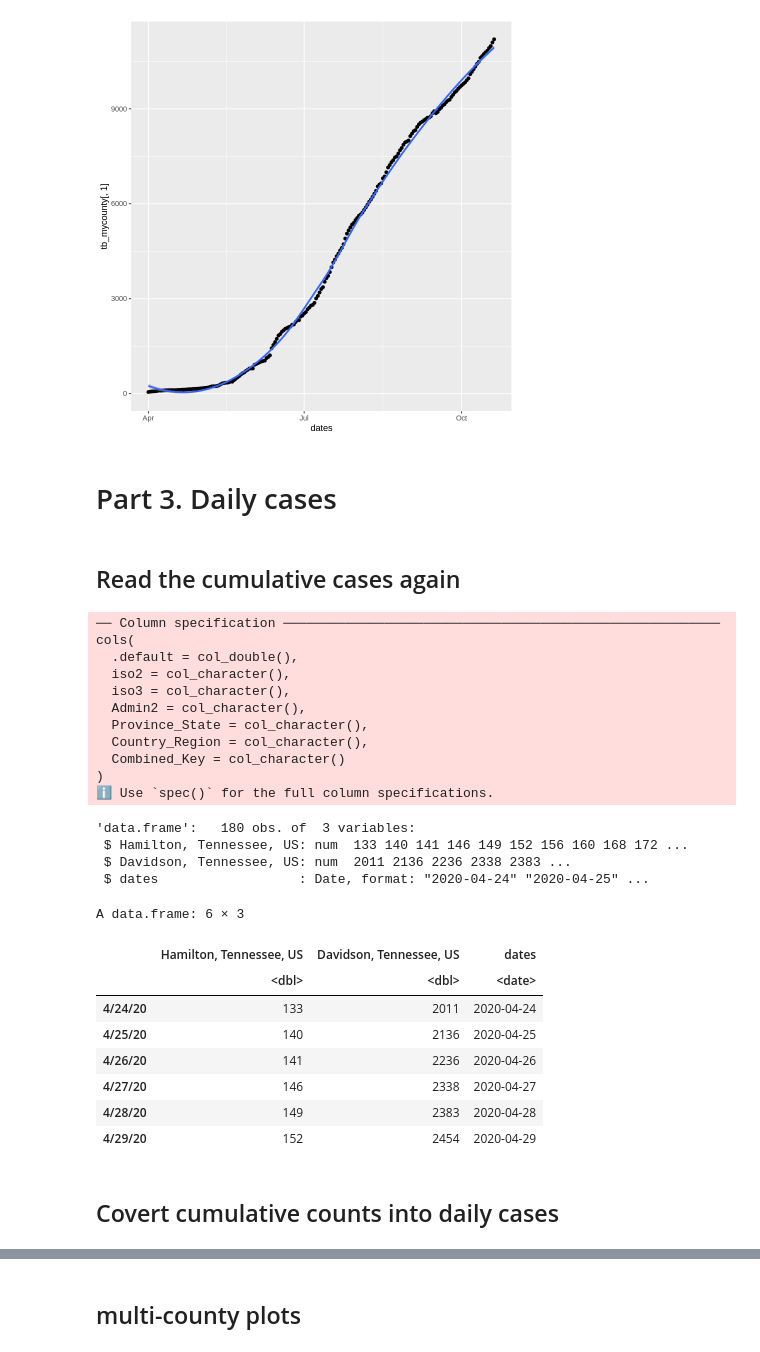
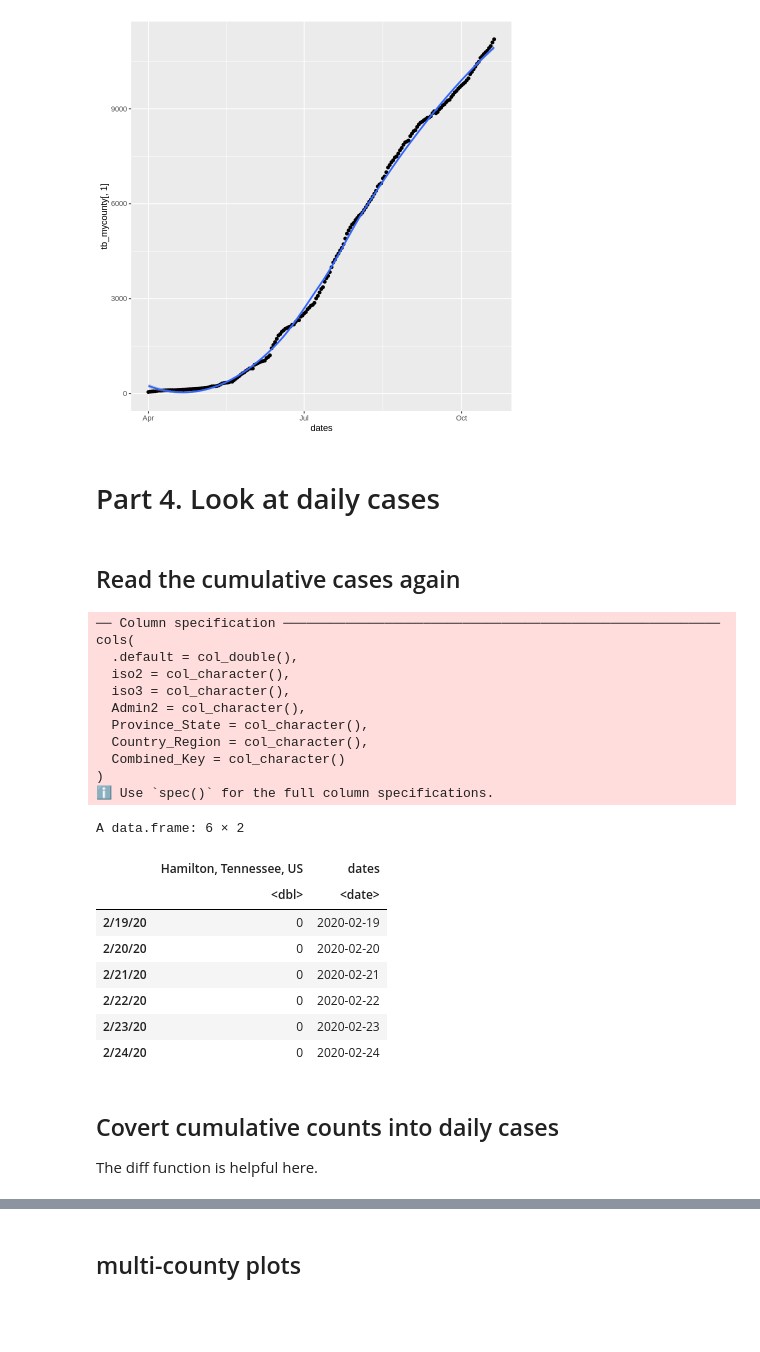
Before and after one commit to hongqin/Use-R-in-CoLab, a Jupyter notebook: Learn_R_county_Covid19.ipynb, the cells around one changed output, grey strips where cells are left out. Cells and saved outputs as stored; diff of their text form; code cells hidden in the pictures; blank space fills up the shorter version.

```diff
--- a/Learn_R_county_Covid19.ipynb
+++ b/Learn_R_county_Covid19.ipynb
@@ -798,7 +781,7 @@ ggplot(tb_mycounty, aes( x = dates, y=tb_mycounty[,1])) + geom_point() + geom_sm
 `geom_smooth()` using method = 'loess' and formula 'y ~ x'
 [figure]
 # %% [markdown]
-# Part 3. Daily cases
+# Part 4. Look at daily cases
 # %% [markdown]
    ## Read the cumulative cases again
 # %%
@@ -806,49 +789,46 @@ tb = read_csv(url("https://raw.githubusercontent.com/CSSEGISandData/COVID-19/mas
 
 tb1 <- tb %>% dplyr::select(12:length(tb[1,])) %>% as.matrix()
 tb1 = as.data.frame(t(tb1))
 
 names(tb1) = tb$Combined_Key
 
 current_dates = names(tb)[12:length(tb[1,])]
 tb1$dates = mdy(current_dates)
 #head(tb1)
 
-mycounties = c( 'Hamilton, Tennessee, US', 'Davidson, Tennessee, US')
+#mycounties = c( 'Hamilton, Tennessee, US', 'Davidson, Tennessee, US')
+mycounties = c( 'Hamilton, Tennessee, US')
 
-days_window = 180  # time  window
+days_window = 300  # time  window
 endday = today(tzone ='EST')
 
 tb_sub <- tb1 %>%
   dplyr::select( all_of(mycounties), 'dates') %>%
   dplyr::filter( between(dates, endday-ddays(days_window), endday))
 
-
-str(tb_sub)
 head(tb_sub)
 # %% [output]
 ── Column specification ────────────────────────────────────────────────────────
 cols(
   .default = col_double(),
   iso2 = col_character(),
   iso3 = col_character(),
   Admin2 = col_character(),
   Province_State = col_character(),
   Country_Region = col_character(),
   Combined_Key = col_character()
 )
 ℹ Use `spec()` for the full column specifications.
-'data.frame':   180 obs. of  3 variables:
- $ Hamilton, Tennessee, US: num  133 140 141 146 149 152 156 160 168 172 ...
- $ Davidson, Tennessee, US: num  2011 2136 2236 2338 2383 ...
- $ dates                  : Date, format: "2020-04-24" "2020-04-25" ...
+A data.frame: 6 × 2
-A data.frame: 6 × 3
-|  | Hamilton, Tennessee, US | Davidson, Tennessee, US | dates |
-|  | <dbl> | <dbl> | <date> |
-| 4/24/20 | 133 | 2011 | 2020-04-24 |
-| 4/25/20 | 140 | 2136 | 2020-04-25 |
-| 4/26/20 | 141 | 2236 | 2020-04-26 |
-| 4/27/20 | 146 | 2338 | 2020-04-27 |
-| 4/28/20 | 149 | 2383 | 2020-04-28 |
-| 4/29/20 | 152 | 2454 | 2020-04-29 |
+|  | Hamilton, Tennessee, US | dates |
+|  | <dbl> | <date> |
+| 2/19/20 | 0 | 2020-02-19 |
+| 2/20/20 | 0 | 2020-02-20 |
+| 2/21/20 | 0 | 2020-02-21 |
+| 2/22/20 | 0 | 2020-02-22 |
+| 2/23/20 | 0 | 2020-02-23 |
+| 2/24/20 | 0 | 2020-02-24 |
 # %% [markdown]
 ## Covert cumulative counts into daily cases
+
+The diff function is helpful here.
```
Also changed, not shown: parts of 14 cells of this notebook.
